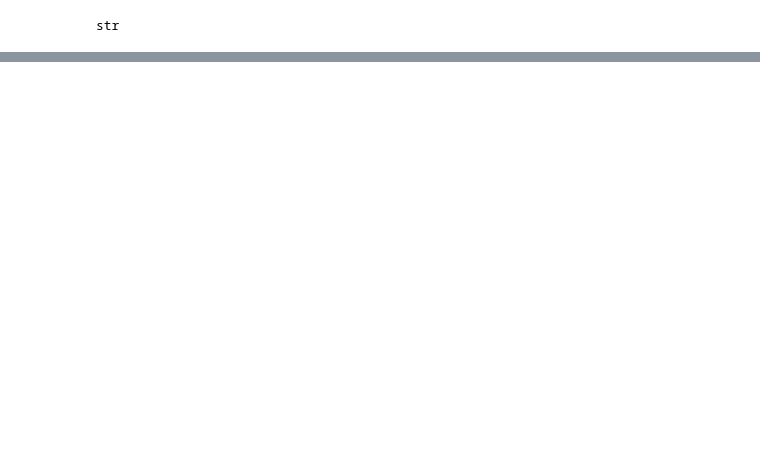
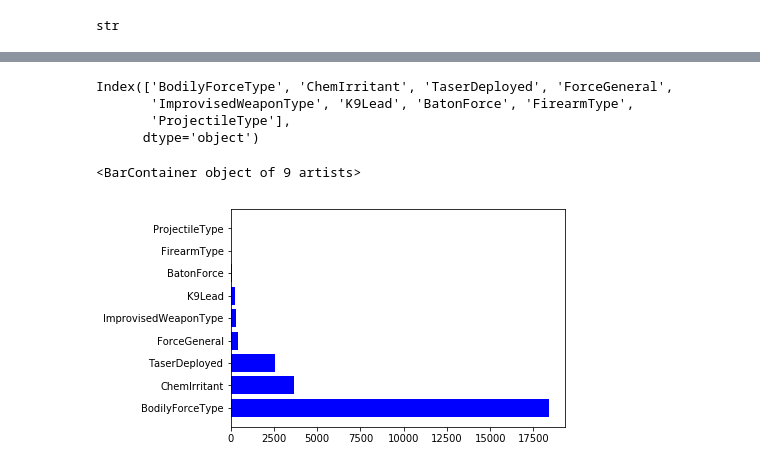
Before and after one commit to STASYA00/DS-DS, a Jupyter notebook: Notebooks/Cleaning_Data.ipynb, the cells around one changed output, grey strips where cells are left out. Drawn from its saved outputs; the diff is of its cells as text; code cells hidden in the pictures; blank space fills up the shorter version.

```diff
--- a/Notebooks/Cleaning_Data.ipynb
+++ b/Notebooks/Cleaning_Data.ipynb
@@ -311,0 +328,14 @@ str
+# %%
+l['ForceTypeDetail'].value_counts().index
+# %% [output]
+Index(['BodilyForceType', 'ChemIrritant', 'TaserDeployed', 'ForceGeneral',
+       'ImprovisedWeaponType', 'K9Lead', 'BatonForce', 'FirearmType',
+       'ProjectileType'],
+      dtype='object')
+# %%
+
+plt.barh(l['ForceTypeDetail'].value_counts().index, l['ForceTypeDetail'].value_counts(), align='center',
+        color='blue', ecolor='black')
+# %% [output]
+<BarContainer object of 9 artists>
+[figure, added]
```
Also changed, not shown: parts of 4 cells of this notebook.
